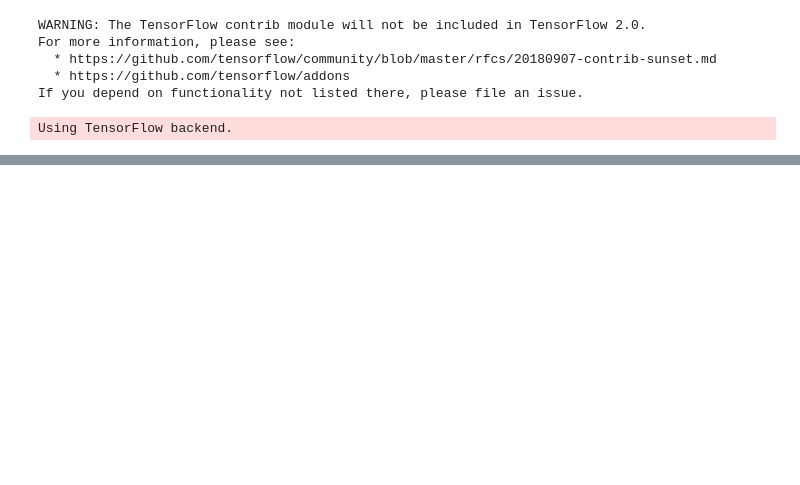
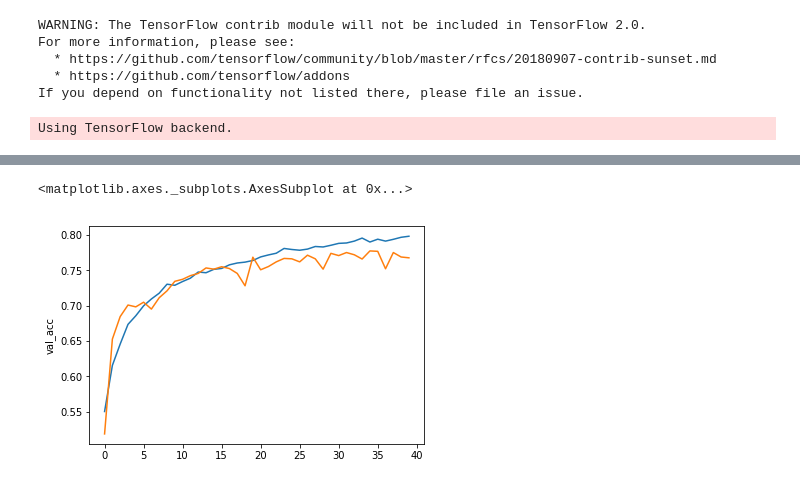
Before and after one commit to dmbentley/cats-vs-dogs, a Jupyter notebook: cats-vs-dogs.ipynb, the cells around one changed output, grey strips where cells are left out. Drawn from its saved outputs; the diff is of its cells as text; code cells hidden in the pictures; blank space fills up the shorter version.

```diff
--- a/cats-vs-dogs.ipynb
+++ b/cats-vs-dogs.ipynb
@@ -130,5 +147,3 @@ model.add(Dense(2, activation='softmax'))
-# %%
-model.compile(optimizer='adam', loss='categorical_crossentropy', metrics=['accuracy'])
 # %%
 model.summary()
 # %% [output]
@@ -150,5 +165,8 @@ Trainable params: 29,572
 Non-trainable params: 0
 _________________________________________________________________
+# %%
+model.compile(optimizer='adam', loss='binary_crossentropy', metrics=['accuracy'])
 # %%
-output = model.fit(X_train, y_train, epochs=20)
+first_model_output = model.fit(X_train, y_train, epochs=40,  validation_data=(X_validate, y_validate))
+first_model = model
 # %% [output]
@@ -171,0 +190,8 @@ Epoch 20/20
+# %%
+metrics = pd.DataFrame(first_model_output.history)
+# %%
+sns.lineplot(data=metrics, x = metrics.index, y='acc')
+sns.lineplot(data=metrics, x = metrics.index, y='val_acc')
+# %% [output]
+<matplotlib.axes._subplots.AxesSubplot at 0x...>
+[figure, added]
```
Also changed, not shown: parts of 27 cells of this notebook, 1 other file.
